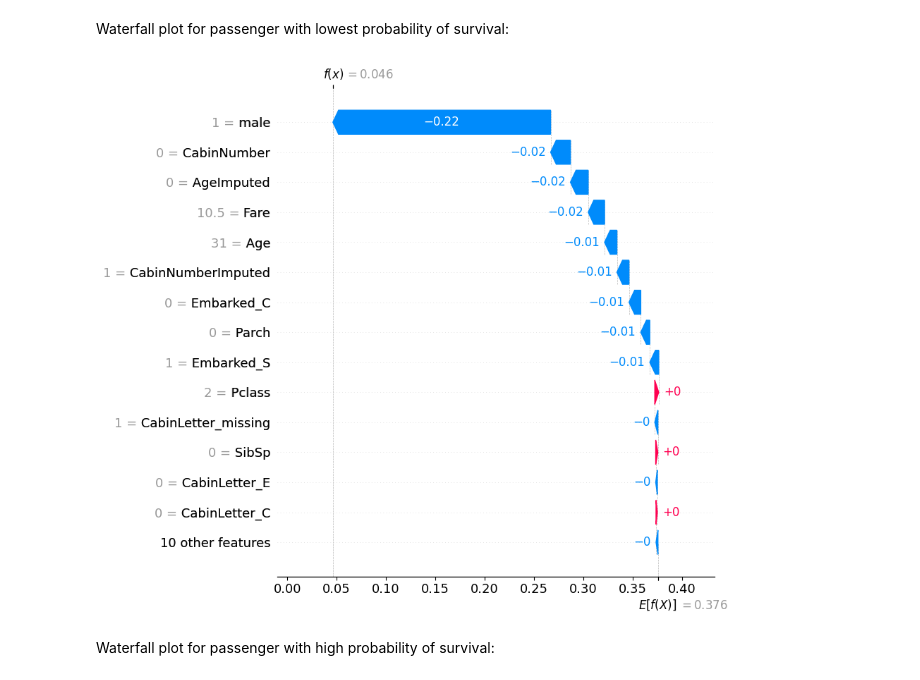
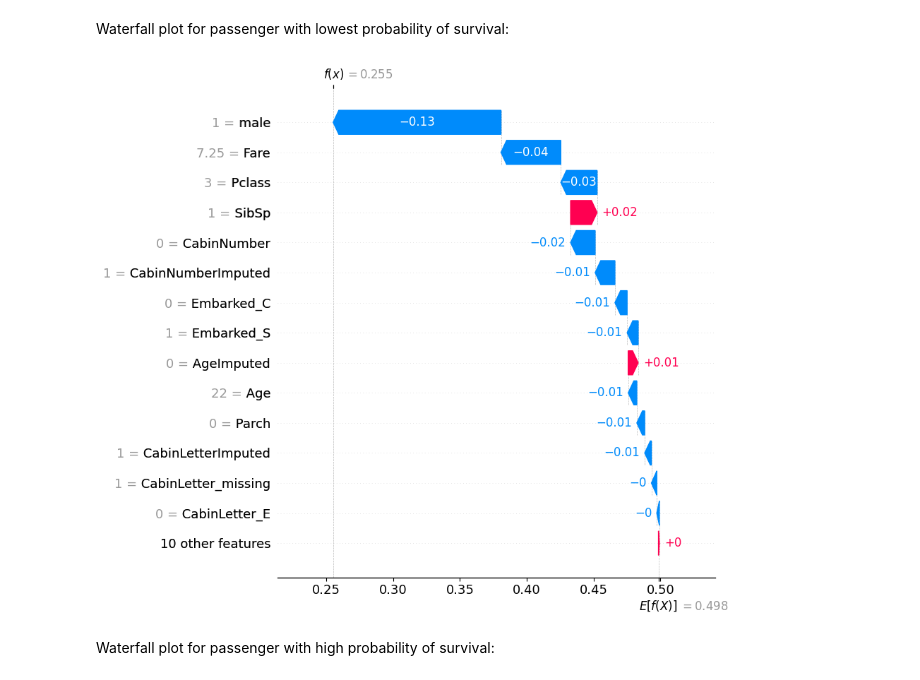
Before and after one commit to hsma-programme/h6_4g_explainable_ai, a Jupyter notebook: teaching_notebooks/titanic_random_forest_classifier.ipynb, the cells around one changed output. Drawn from its saved outputs; the diff is of its cells as text; code cells hidden in the pictures.

```diff
--- a/teaching_notebooks/titanic_random_forest_classifier.ipynb
+++ b/teaching_notebooks/titanic_random_forest_classifier.ipynb
@@ -98,7 +98,8 @@ X_train, X_test, y_train, y_test = train_test_split(X,
 model = RandomForestClassifier(n_estimators=100,
                                n_jobs=-1,
                                class_weight='balanced',
-                               random_state=42)
+                               random_state=42,
+                               max_depth=7)
 
 model.fit(X_train, y_train)
 # %% [output]
@@ -298,19 +343,23 @@ Waterfall plots put the most influential features at the top.
 # %% [markdown]
 Get locations of passengers with low or high probability of survival.
 # %%
-y_prob = model.predict_proba(X_test)[:,1]
+y_prob = model.predict_proba(X_test)[:, :1]
+# # Get the location of an example each where porbability of survival
+# # is <0.01 or >0.99
 
-# Get the location of an example each where porbability of survival
-# is <0.01 or >0.99
+# location_low_probability = np.where(y_prob < 0.05)[0]
+# location_high_probability = np.where(y_prob > 0.9)[0]
 
-location_low_probability = np.where(y_prob < 0.05)[0][0]
-location_high_probability = np.where(y_prob > 0.95)[0][0]
+instance_index = 0  # Choose the instance you want to explain
+probabilities = model.predict_proba(X[instance_index:instance_index+1])
+lowest_prob_class = probabilities.argmin()
 # %% [markdown]
 Waterfall plot for passenger with lowest probability of survival:
 # %%
-shap.plots.waterfall(shapley_values_test_extended[location_low_probability][:,1],
-                     max_display=15)
+# shap.plots.waterfall(shap_values[location_low_probability][:,1],
+#                      max_display=15)
+shap.plots.waterfall(shap_values[instance_index, :, lowest_prob_class], max_display=15)
 # %% [output]
-[figure, old version]
+[figure, new version]
 # %% [markdown]
 Waterfall plot for passenger with high probability of survival:
```
Also changed, not shown: parts of 38 cells of this notebook, 1 other file.
